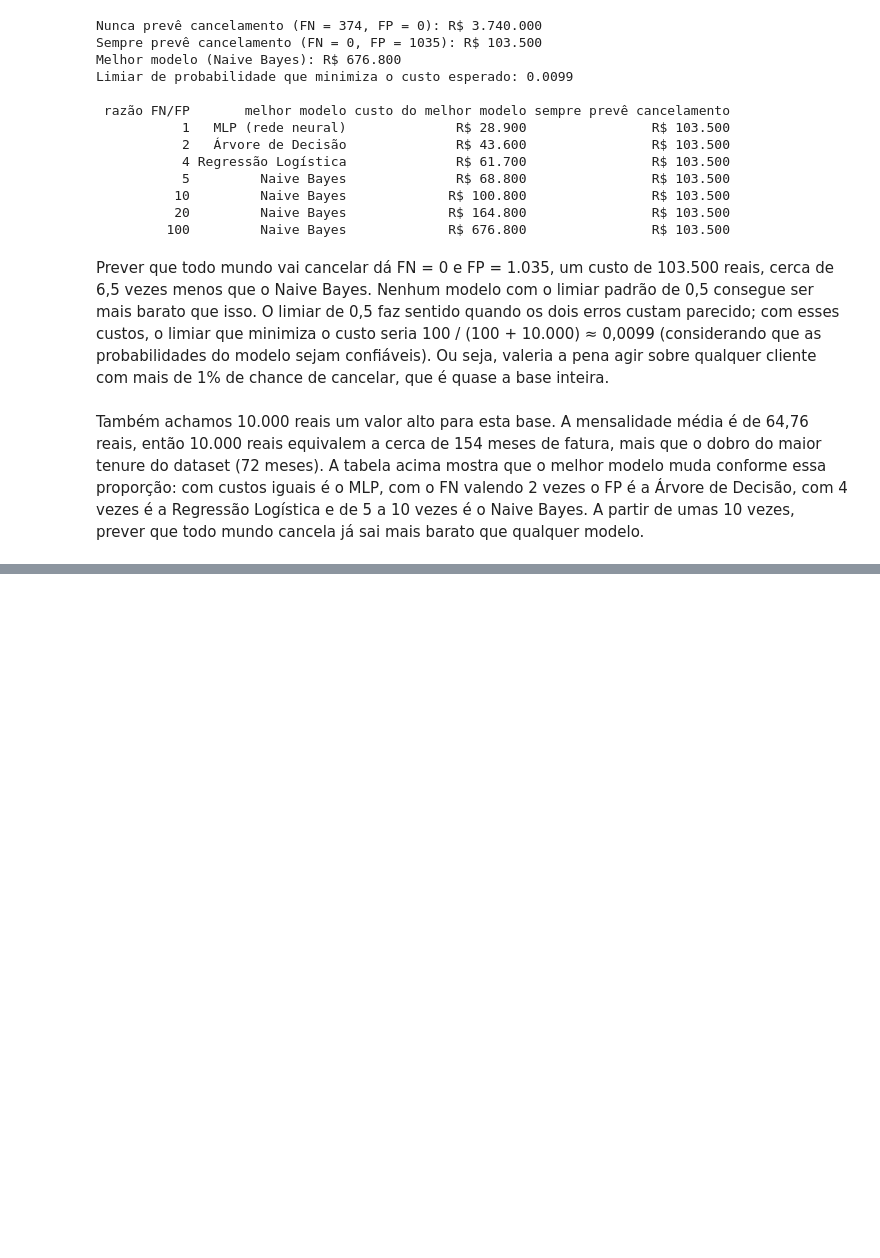
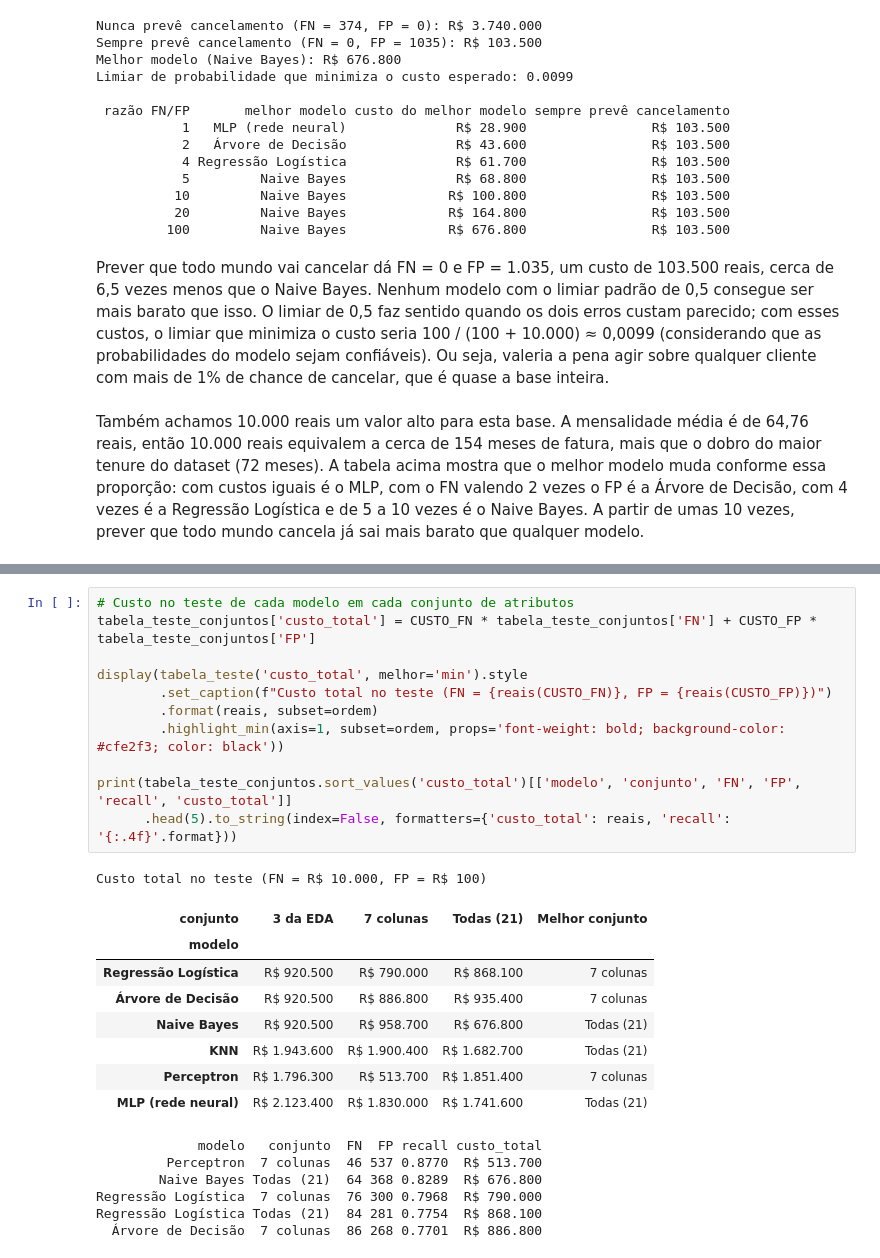
Before and after one commit to Lucas-O-S/Modelos_Classificat-rios_IA_N2, a Jupyter notebook: Telco_Customer_Churn.ipynb, the cells around one changed output, grey strips where cells are left out. Cells and saved outputs as stored; diff of their text form; blank space fills up the shorter version.

```diff
--- a/Telco_Customer_Churn.ipynb
+++ b/Telco_Customer_Churn.ipynb
@@ -933,0 +1044,27 @@ Também achamos 10.000 reais um valor alto para esta base. A mensalidade média
+# %%
+# Custo no teste de cada modelo em cada conjunto de atributos
+tabela_teste_conjuntos['custo_total'] = CUSTO_FN * tabela_teste_conjuntos['FN'] + CUSTO_FP * tabela_teste_conjuntos['FP']
+
+display(tabela_teste('custo_total', melhor='min').style
+        .set_caption(f"Custo total no teste (FN = {reais(CUSTO_FN)}, FP = {reais(CUSTO_FP)})")
+        .format(reais, subset=ordem)
+        .highlight_min(axis=1, subset=ordem, props='font-weight: bold; background-color: #cfe2f3; color: black'))
+
+print(tabela_teste_conjuntos.sort_values('custo_total')[['modelo', 'conjunto', 'FN', 'FP', 'recall', 'custo_total']]
+      .head(5).to_string(index=False, formatters={'custo_total': reais, 'recall': '{:.4f}'.format}))
+# %% [output]
+Custo total no teste (FN = R$ 10.000, FP = R$ 100)
+| conjunto | 3 da EDA | 7 colunas | Todas (21) | Melhor conjunto |
+| modelo |  |  |  |  |
+| Regressão Logística | R$ 920.500 | R$ 790.000 | R$ 868.100 | 7 colunas |
+| Árvore de Decisão | R$ 920.500 | R$ 886.800 | R$ 935.400 | 7 colunas |
+| Naive Bayes | R$ 920.500 | R$ 958.700 | R$ 676.800 | Todas (21) |
+| KNN | R$ 1.943.600 | R$ 1.900.400 | R$ 1.682.700 | Todas (21) |
+| Perceptron | R$ 1.796.300 | R$ 513.700 | R$ 1.851.400 | 7 colunas |
+| MLP (rede neural) | R$ 2.123.400 | R$ 1.830.000 | R$ 1.741.600 | Todas (21) |
+             modelo   conjunto  FN  FP recall custo_total
+         Perceptron  7 colunas  46 537 0.8770  R$ 513.700
+        Naive Bayes Todas (21)  64 368 0.8289  R$ 676.800
+Regressão Logística  7 colunas  76 300 0.7968  R$ 790.000
+Regressão Logística Todas (21)  84 281 0.7754  R$ 868.100
+  Árvore de Decisão  7 colunas  86 268 0.7701  R$ 886.800
```
Also changed, not shown: parts of 9 cells of this notebook.
